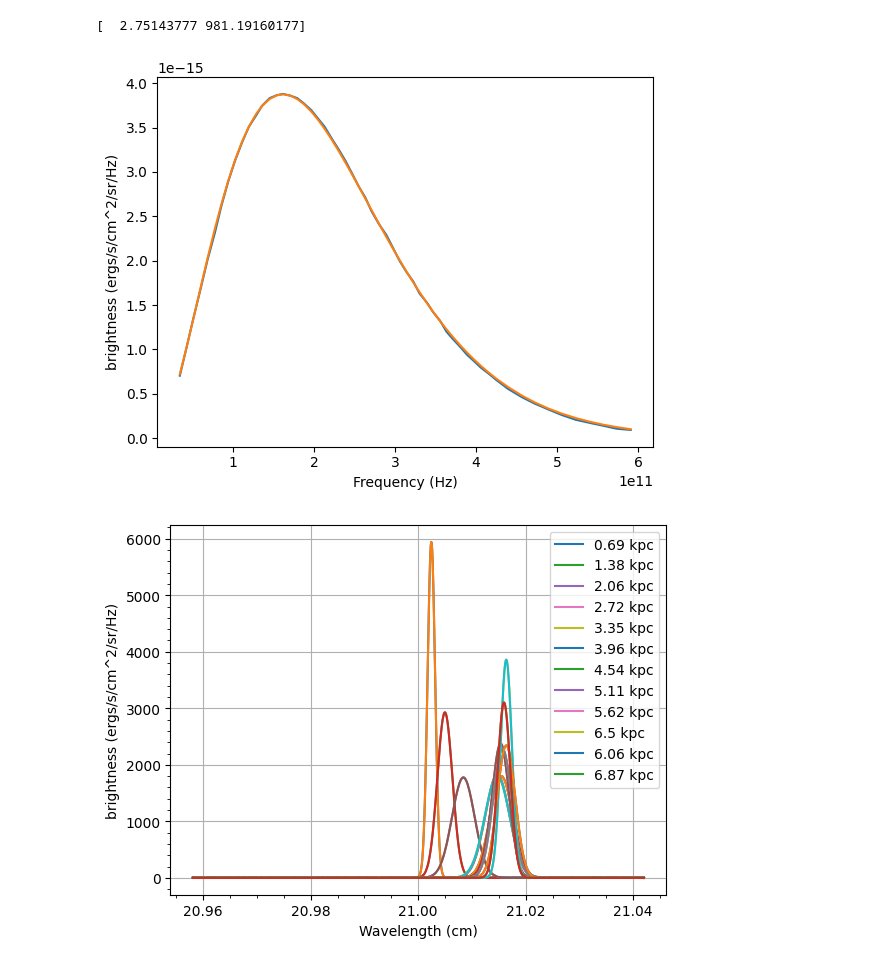
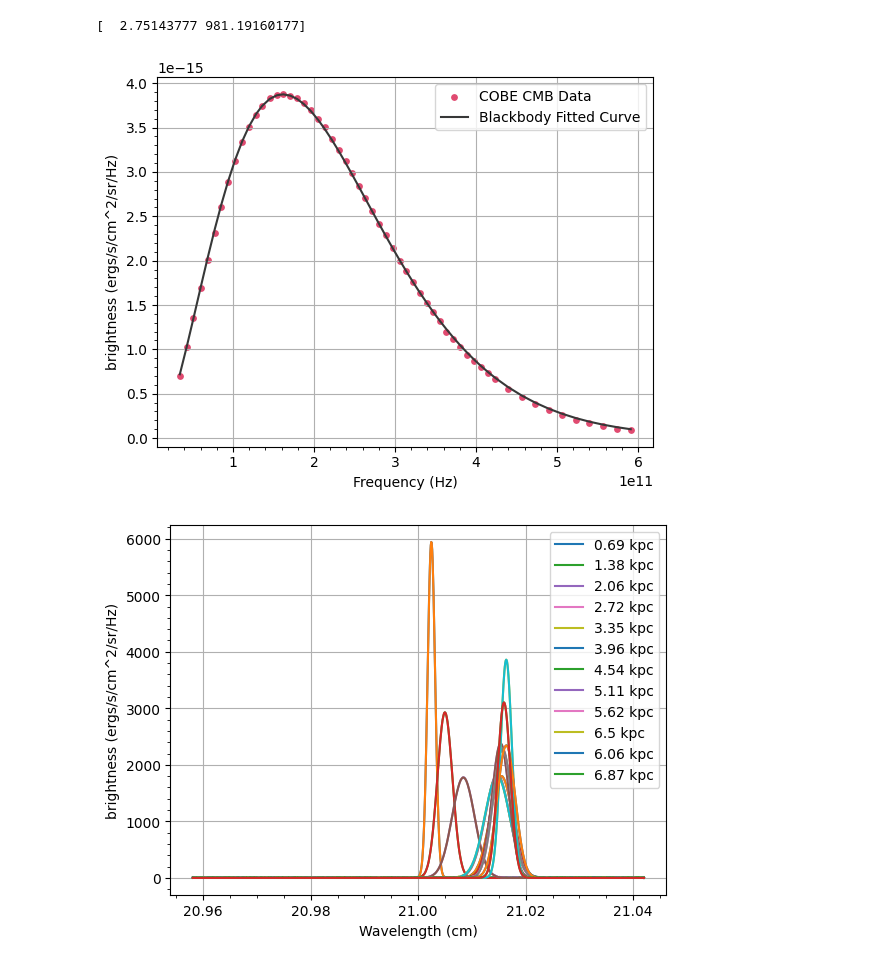
Before and after one commit to Darsh-A/KSP-Radio, a Jupyter notebook: Assign2/main.ipynb, the cells around one changed output. Drawn from its saved outputs; the diff is of its cells as text; code cells hidden in the pictures.

```diff
--- a/Assign2/main.ipynb
+++ b/Assign2/main.ipynb
@@ -20,19 +20,22 @@ def blackbody(freq, temp,a):
 # %%
 # BlackBody Curve
 
 # Curve Fit
 popt, pcov = curve_fit(blackbody, freq, Bright)
 print(popt)
 
 plt.clf()
-plt.plot(freq, Bright)
-plt.scatter(data[:,0], blackbody(freq, *popt))
+plt.scatter(freq, Bright, color='#e04a70', label='COBE CMB Data',s=15)
+plt.plot(data[:,0], blackbody(freq, *popt), color='#373838', label='Blackbody Fitted Curve')
 plt.xlabel('Frequency (Hz)')
 plt.ylabel('brightness (ergs/s/cm^2/sr/Hz)')
+plt.legend()
+plt.grid()
+plt.minorticks_on()
 plt.show()
 # %% [output]
 [  2.75143777 981.19160177]
-[figure, old version]
+[figure, new version]
 # %%
 dist = [0.69,1.38,2.06,2.72,3.35,3.96,4.54,5.11,5.62,6.5,6.06,6.87] #kpc
 
```
Also changed, not shown: parts of 1 cell of this notebook, 2 other files.
